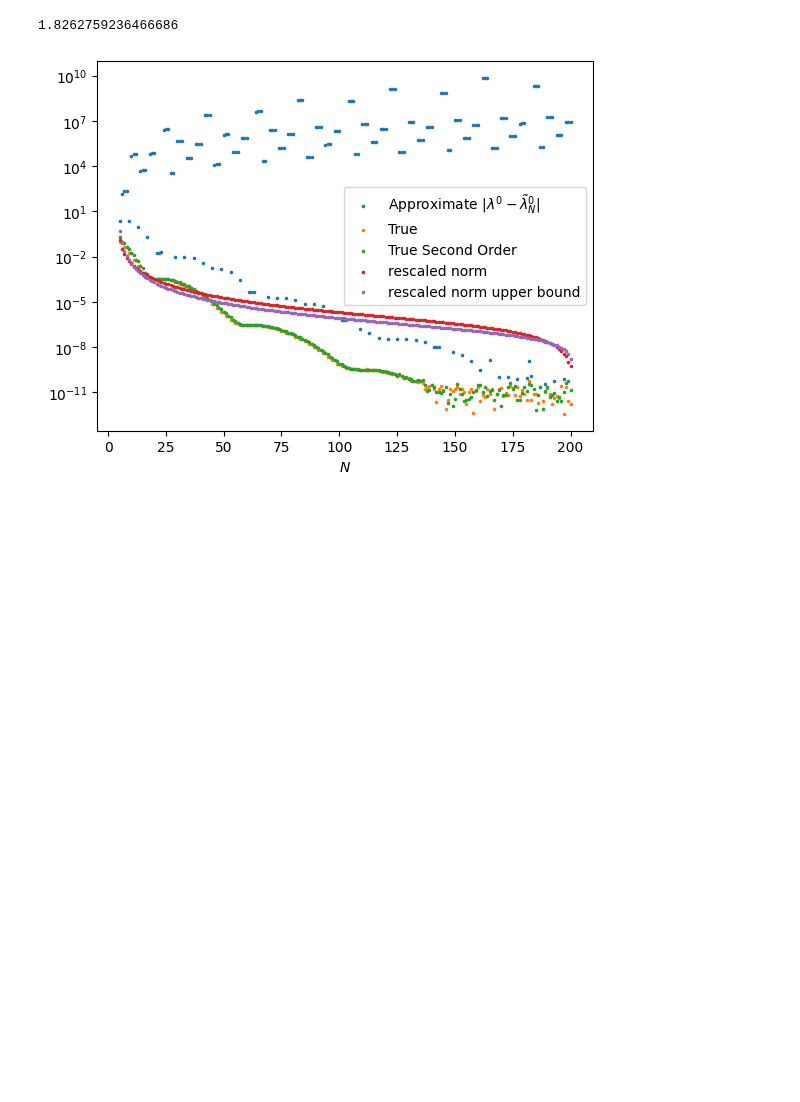
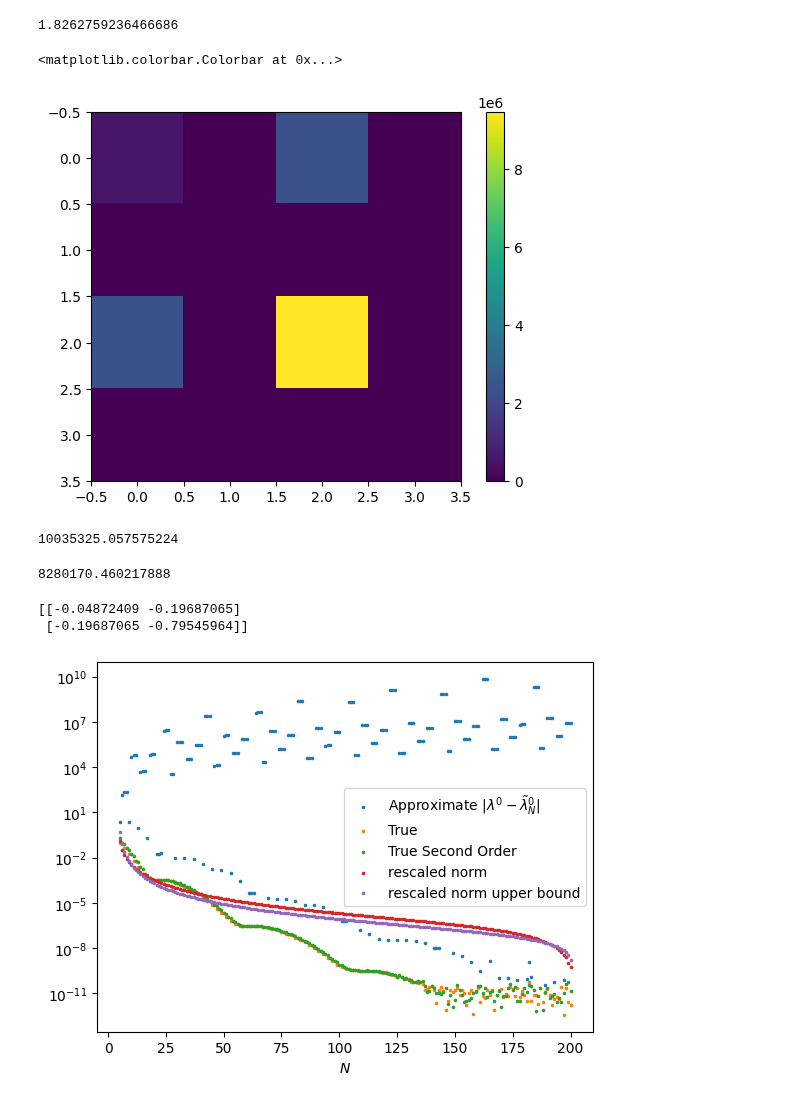
Before and after one commit to Tufts-QIQC/LOBE, a Jupyter notebook: notebooks/qosc_errors.ipynb, the cells around one changed output. Drawn from its saved outputs; the diff is of its cells as text; code cells hidden in the pictures; blank space fills up the shorter version.

Commit message:
subspace norms

```diff
--- a/notebooks/qosc_errors.ipynb
+++ b/notebooks/qosc_errors.ipynb
@@ -147,3 +154,21 @@ for i in range(N, n, -1):
 # %%
 from copy import deepcopy
 from matplotlib.colors import LogNorm
+# %%
+Hexact = one_exact_ge_kamil(H_full)
+Happrox = one_approximate_ge(H_full)
+diff = (Hexact - Happrox)[-4:, -4:]
+plt.imshow(diff)
+# plt.imshow(Happrox[-4:, -4:])
+plt.colorbar()
+# %% [output]
+<matplotlib.colorbar.Colorbar at 0x...>
+[figure, added]
+# %%
+np.linalg.norm(diff[-4:, -4:], ord = 2)
+# %% [output]
+10035325.057575224
+# %%
+np.linalg.norm(Happrox, ord = 2)
+# %% [output]
+8280170.460217888
@@ -159,7 +196,7 @@ approx_evals = []
 upper_bound_small_norms = []
 upper_bound_of_ground_energy = 0.6506716153419712
 big_norms = []
-for i in range(N, n, -1):
+for i in range(N, N - 1, -1):
     exact_matrix = one_exact_ge_will(exact_matrix, E0)
     exact_approximate_matrix = one_exact_ge_will(approximate_matrix, E0)
     approximate_matrix = one_exact_ge_will(approximate_matrix, 0)
@@ -181,10 +218,13 @@ for i in range(N, n, -1):
     small = np.zeros((2, 2))
     k0 = (i - 4)
     k1 = (i - 2)
-    small[0, 0] = diff[-4, -4] / (k0**2 + k0**4)
-    small[0, 1] = diff[-4, -2] / (k0*k1 + (k0**2)*(k1**2))
-    small[1, 0] = diff[-2, -4] / (k0*k1 + (k0**2)*(k1**2))
-    small[1, 1] = diff[-2, -2] / (k1**2 + k1**4)
+    small[0, 0] = diff[-4, -4] #/ (k0**2 + k0**4)
+    small[0, 1] = diff[-4, -2] #/ (k0*k1 + (k0**2)*(k1**2))
+    small[1, 0] = diff[-2, -4] #/ (k0*k1 + (k0**2)*(k1**2))
+    small[1, 1] = diff[-2, -2] #/ (k1**2 + k1**4)
+
+    print(small)
+
     small_norms.append(np.linalg.norm(small, ord = 2))
     upper_bound_small_norm = (
         (upper_bound_of_ground_energy / (k0**2 + k0**4)) +
@@ -194,6 +234,9 @@ for i in range(N, n, -1):
     upper_bound_small_norms.append(upper_bound_small_norm)
     # big_norms.append(np.linalg.norm(diff, ord = 2))
     # print(small_norms[-1], max(np.abs(np.linalg.eigvalsh(small))))
+# %% [output]
+[[-0.04872409 -0.19687065]
+ [-0.19687065 -0.79545964]]
 # %%
 plt.scatter(Ns[::-1], approx[::-1], s = 10,marker = '.', label = r'Approximate $|\lambda^0 - \tilde{\lambda}^0_N|$')
 plt.scatter(Ns[::-1], true_errors[::-1], s = 10,marker = '.', label = "True")
```
Also changed, not shown: parts of 7 cells of this notebook.
